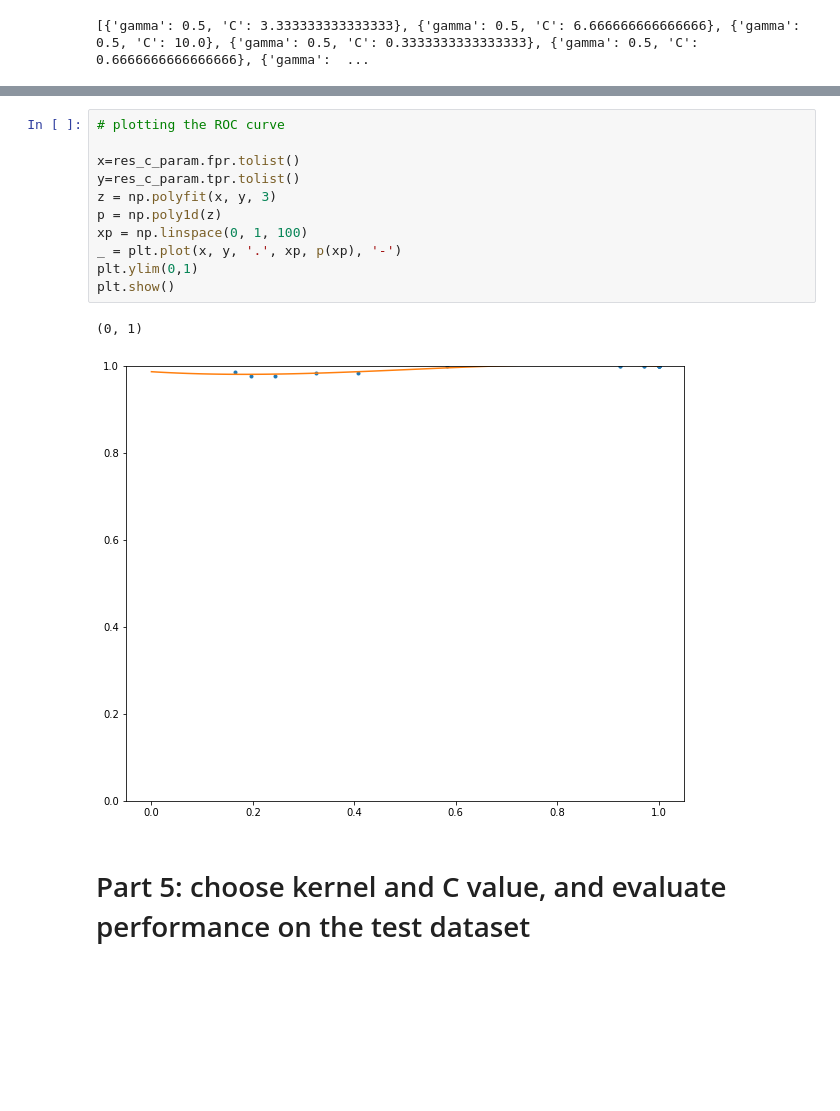
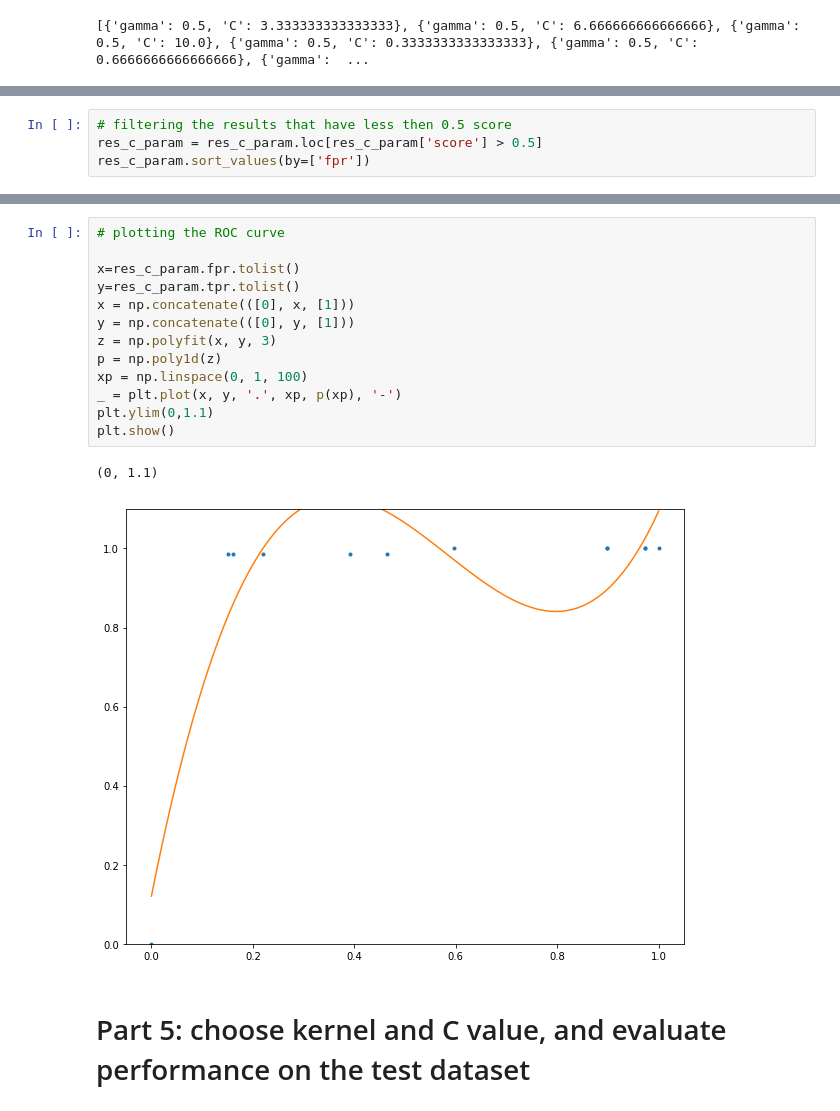
Before and after one commit to YonatanEldan/Machine-Learning-HW5, a Jupyter notebook: Exercise 5 - SVM.ipynb, the cells around one changed output, grey strips where cells are left out. Saved outputs shown, nothing was run; the diff lists cells and outputs as text; blank space fills up the shorter version.

```diff
--- a/Exercise 5 - SVM.ipynb
+++ b/Exercise 5 - SVM.ipynb
@@ -348,0 +348,4 @@ res_c_param
+# %%
+# filtering the results that have less then 0.5 score
+res_c_param = res_c_param.loc[res_c_param['score'] > 0.5]
+res_c_param.sort_values(by=['fpr'])
@@ -349,17 +364,19 @@ res_c_param
 # %%
 # plotting the ROC curve
 
 x=res_c_param.fpr.tolist()
 y=res_c_param.tpr.tolist()
+x = np.concatenate(([0], x, [1]))
+y = np.concatenate(([0], y, [1]))
 z = np.polyfit(x, y, 3)
 p = np.poly1d(z)
 xp = np.linspace(0, 1, 100)
 _ = plt.plot(x, y, '.', xp, p(xp), '-')
-plt.ylim(0,1)
+plt.ylim(0,1.1)
 plt.show()
 # %% [output]
-(0, 1)
+(0, 1.1)
-[figure, old version]
+[figure, new version]
 # %% [markdown]
 # Part 5: choose kernel and C value, and evaluate performance on the test dataset
 # %% [markdown]
```
Also changed, not shown: parts of 7 cells of this notebook, 1 other file.
